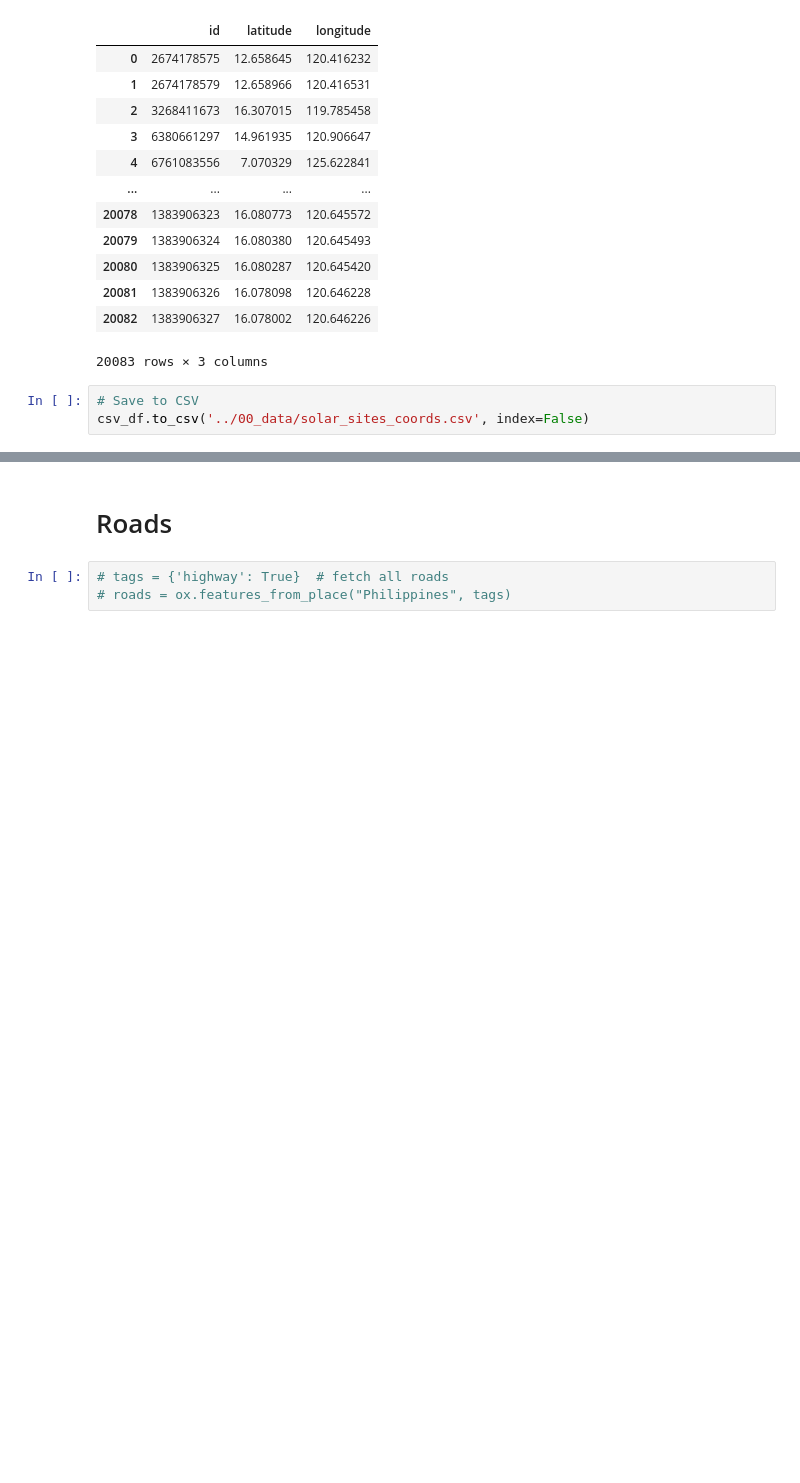
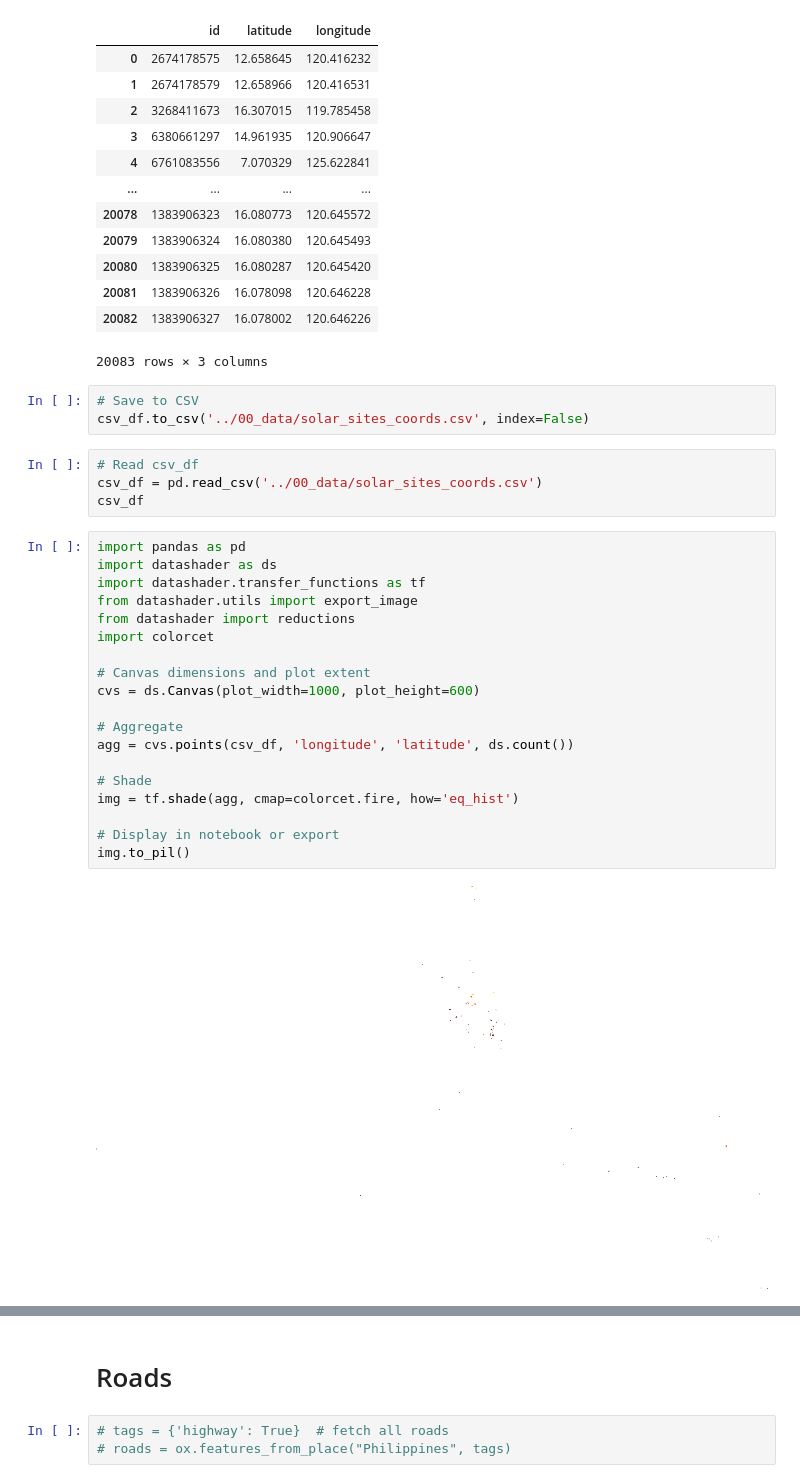
Before and after one commit to cayasryan/MicropowerSolarSuitability, a Jupyter notebook: 02_processing/2.10_osm_processing.ipynb, the cells around one changed output, grey strips where cells are left out. Cells and saved outputs as stored; diff of their text form; blank space fills up the shorter version.

```diff
--- a/02_processing/2.10_osm_processing.ipynb
+++ b/02_processing/2.10_osm_processing.ipynb
@@ -400,3 +400,28 @@ csv_df
 # %%
 # Save to CSV
 csv_df.to_csv('../00_data/solar_sites_coords.csv', index=False)
+# %%
+# Read csv_df
+csv_df = pd.read_csv('../00_data/solar_sites_coords.csv')
+csv_df
+# %%
+import pandas as pd
+import datashader as ds
+import datashader.transfer_functions as tf
+from datashader.utils import export_image
+from datashader import reductions
+import colorcet
+
+# Canvas dimensions and plot extent
+cvs = ds.Canvas(plot_width=1000, plot_height=600)
+
+# Aggregate
+agg = cvs.points(csv_df, 'longitude', 'latitude', ds.count())
+
+# Shade
+img = tf.shade(agg, cmap=colorcet.fire, how='eq_hist')
+
+# Display in notebook or export
+img.to_pil()
+# %% [output]
+[figure, added]
```
Also changed, not shown: parts of 2 cells of this notebook.
